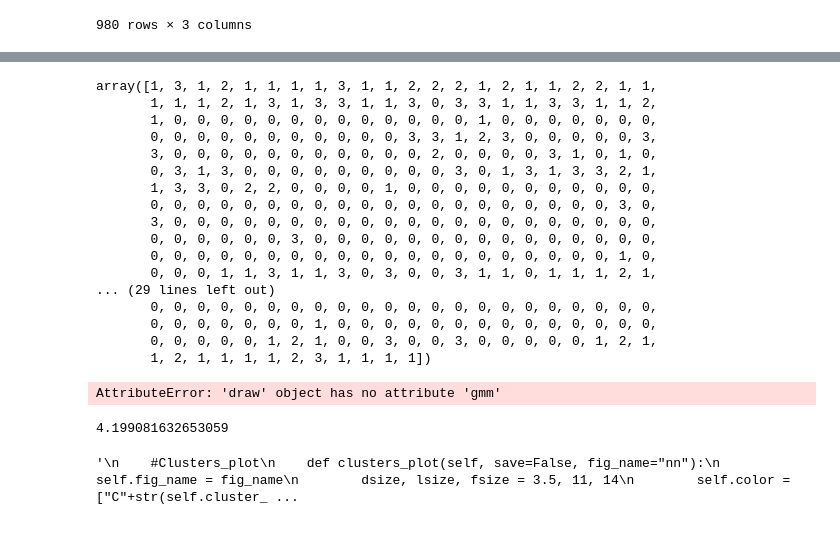
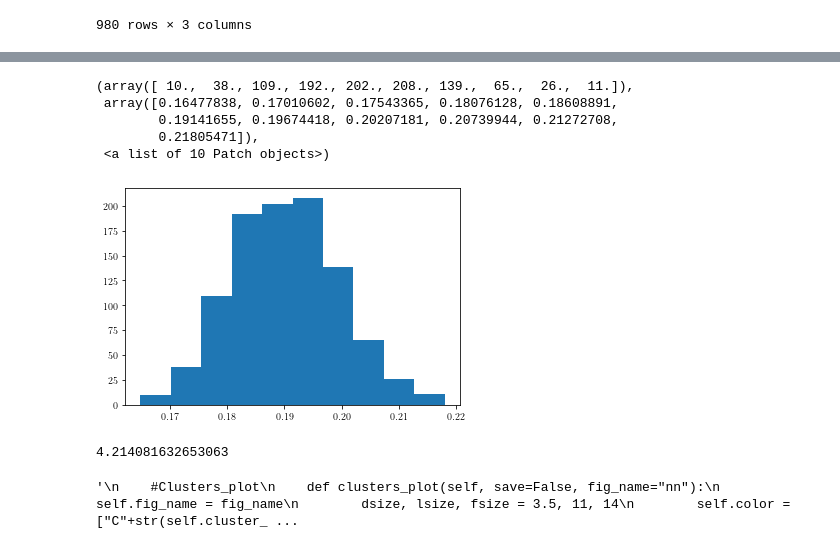
Before and after one commit to fjbautistas/Mixture_Gaussian_CM_of_Planets, a Jupyter notebook: Clasification.ipynb, the cells around one changed output, grey strips where cells are left out. Drawn from its saved outputs; the diff is of its cells as text; code cells hidden in the pictures.

```diff
--- a/Clasification.ipynb
+++ b/Clasification.ipynb
@@ -391,40 +362,29 @@ class draw(clustering):
 
         for k in range(len(self.Draws)):
             Draw_i=np.log10(self.Draws[k][:,np.newaxis])
+            self.GMM(4)
             frac+=[(self.gmm.cluster_label[k]!=self.gmm.predict(Draw_i)).sum()/len(self.Draws)] # AA es el elemento i de draws (que debe ser un array de 1000 elementos)
 
         return sum(frac)/len(frac)
-# %%
-aaaa = draw(data, True)
-aaaa.GMM(4)
-aaaa.cluster_label
-# %% [output]
-array([1, 3, 1, 2, 1, 1, 1, 1, 3, 1, 1, 2, 2, 2, 1, 2, 1, 1, 2, 2, 1, 1,
-       1, 1, 1, 2, 1, 3, 1, 3, 3, 1, 1, 3, 0, 3, 3, 1, 1, 3, 3, 1, 1, 2,
-       1, 0, 0, 0, 0, 0, 0, 0, 0, 0, 0, 0, 0, 0, 1, 0, 0, 0, 0, 0, 0, 0,
-       0, 0, 0, 0, 0, 0, 0, 0, 0, 0, 0, 3, 3, 1, 2, 3, 0, 0, 0, 0, 0, 3,
-       3, 0, 0, 0, 0, 0, 0, 0, 0, 0, 0, 0, 2, 0, 0, 0, 0, 3, 1, 0, 1, 0,
-       0, 3, 1, 3, 0, 0, 0, 0, 0, 0, 0, 0, 0, 3, 0, 1, 3, 1, 3, 3, 2, 1,
-       1, 3, 3, 0, 2, 2, 0, 0, 0, 0, 1, 0, 0, 0, 0, 0, 0, 0, 0, 0, 0, 0,
-       0, 0, 0, 0, 0, 0, 0, 0, 0, 0, 0, 0, 0, 0, 0, 0, 0, 0, 0, 0, 3, 0,
-       3, 0, 0, 0, 0, 0, 0, 0, 0, 0, 0, 0, 0, 0, 0, 0, 0, 0, 0, 0, 0, 0,
-       0, 0, 0, 0, 0, 0, 3, 0, 0, 0, 0, 0, 0, 0, 0, 0, 0, 0, 0, 0, 0, 0,
-       0, 0, 0, 0, 0, 0, 0, 0, 0, 0, 0, 0, 0, 0, 0, 0, 0, 0, 0, 0, 1, 0,
-       0, 0, 0, 1, 1, 3, 1, 1, 3, 0, 3, 0, 0, 3, 1, 1, 0, 1, 1, 1, 2, 1,
-... (29 lines left out)
-       0, 0, 0, 0, 0, 0, 0, 0, 0, 0, 0, 0, 0, 0, 0, 0, 0, 0, 0, 0, 0, 0,
-       0, 0, 0, 0, 0, 0, 0, 1, 0, 0, 0, 0, 0, 0, 0, 0, 0, 0, 0, 0, 0, 0,
-       0, 0, 0, 0, 0, 1, 2, 1, 0, 0, 3, 0, 0, 3, 0, 0, 0, 0, 0, 1, 2, 1,
-       1, 2, 1, 1, 1, 1, 2, 3, 1, 1, 1, 1])
-# %%
-aaaa.fraction_ch()
-# %% [output]
-AttributeError: 'draw' object has no attribute 'gmm'
+# %%
+ss = draw(data, True)
+ss.draws()
+plt.hist(ss.Draws[8])
+#ss.fraction_ch()
+# %% [output]
+(array([ 10.,  38., 109., 192., 202., 208., 139.,  65.,  26.,  11.]),
+ array([0.16477838, 0.17010602, 0.17543365, 0.18076128, 0.18608891,
+        0.19141655, 0.19674418, 0.20207181, 0.20739944, 0.21272708,
+        0.21805471]),
+ <a list of 10 Patch objects>)
+[figure, added]
 # %%
 # CM_log is the centero of mass in log scale for each system
 
 orig = clustering(data, True)
 orig.GMM(4)
+Draws = ss.Draws
+
 
 frac=[]
 for k in range(len(Draws)):
@@ -433,7 +393,7 @@ for k in range(len(Draws)):
 
 sum(frac)/len(frac) #in percentage
 # %% [output]
-4.199081632653059
+4.214081632653063
 # %%
 """
     #Clusters_plot
```
Also changed, not shown: parts of 9 cells of this notebook.
